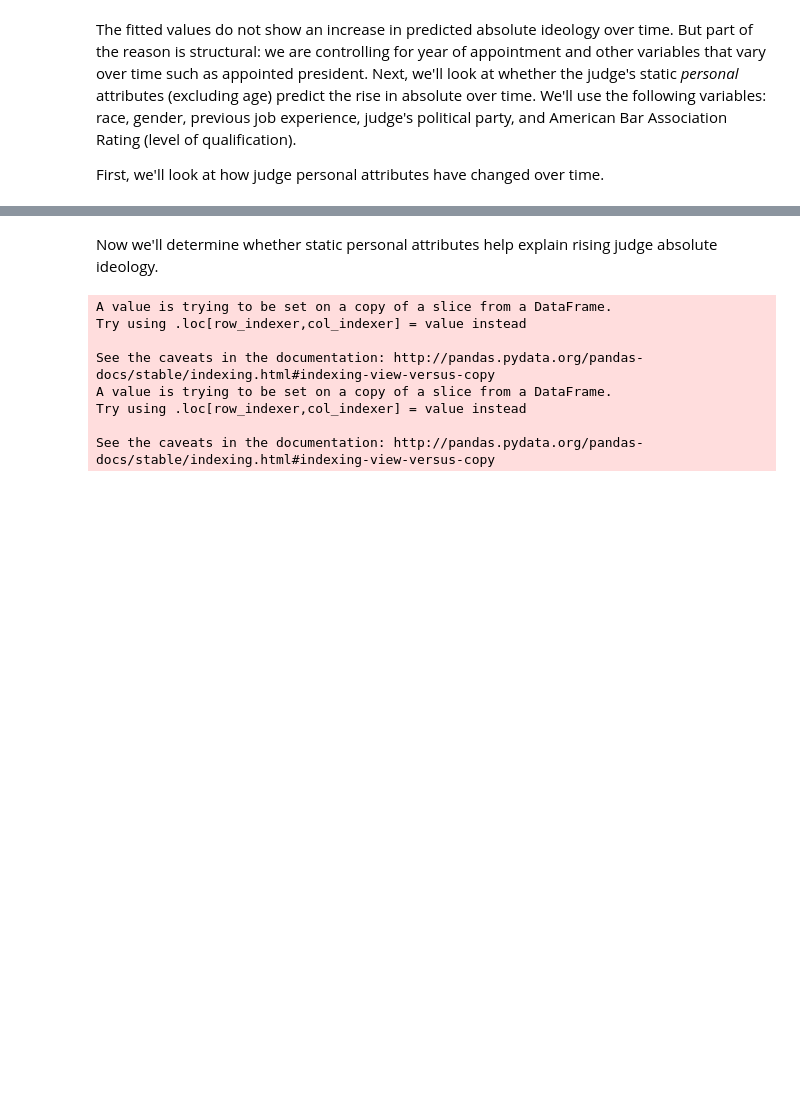
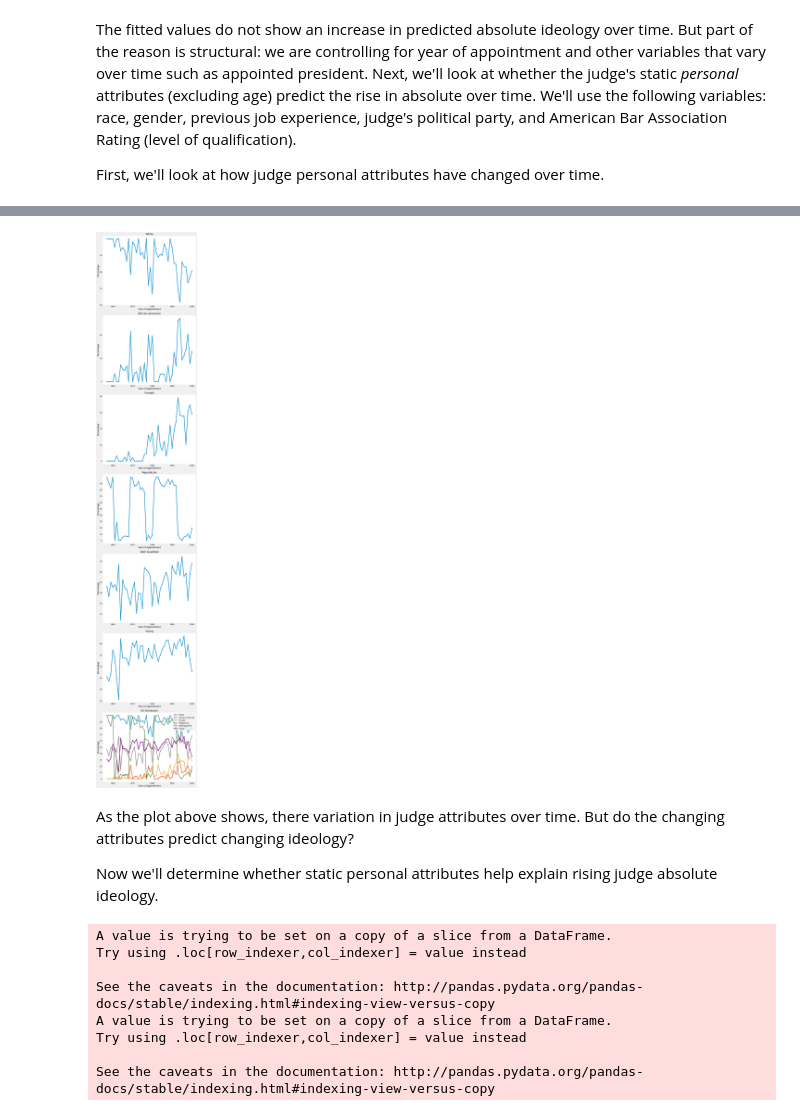
Before and after one commit to isapollnik/uscourts, a Jupyter notebook: Judge Ideology Charts.ipynb, the cells around one changed output, grey strips where cells are left out. Cells and saved outputs as stored; diff of their text form; code cells hidden in the pictures; blank space fills up the shorter version.

```diff
--- a/Judge Ideology Charts.ipynb
+++ b/Judge Ideology Charts.ipynb
@@ -490,4 +475,38 @@ year_personal.head()
+# %%
+#This plot shows considerable variation over time in the proportion of judges
+#with each of the personal attributes
+
+fig, ax = plt.subplots(7,1,figsize=(11,8.5*7))
+
+for counter,attribute in enumerate(list(year_personal)):
+    ax[counter].set_facecolor('white')
+    ax[counter].grid(False)
+    ax[counter].set_ylabel("Percentage")
+    ax[counter].set_xlabel("Year of Appointment")
+    ax[counter].set_yticks(range(0,100,10))
+    ax[counter].plot(list(year_personal.index),year_personal[attribute],"-o",label=attribute)
+    ax[counter].set_title(attribute)
+
+
+#all the attributes in one plot (a bit overwhelming, but makes for comparison)
+for attribute in list(year_personal):
+    ax[6].set_facecolor('white')
+    ax[6].grid(False)
+    ax[6].set_ylabel("Percentage")
+    ax[6].set_xlabel("Year of Appointment")
+    ax[6].set_yticks(range(0,100,10))
+    ax[6].plot(list(year_personal.index),year_personal[attribute],"-o",label=attribute)
+    ax[6].set_title("All Attributes")
+    ax[6].legend()
+
+
+
+fig.tight_layout()
+# %% [output]
+[figure, added]
 # %% [markdown]
+As the plot above shows, there variation in judge attributes over time. But do the changing attributes predict changing ideology?
+
 Now we'll determine whether static personal attributes help explain rising judge absolute ideology.
 # %%
 #we'll add "P" to the varialbe names to refer to "personal" and distinguish them from the variables above
```
Also changed, not shown: parts of 26 cells of this notebook, 1 other file.
